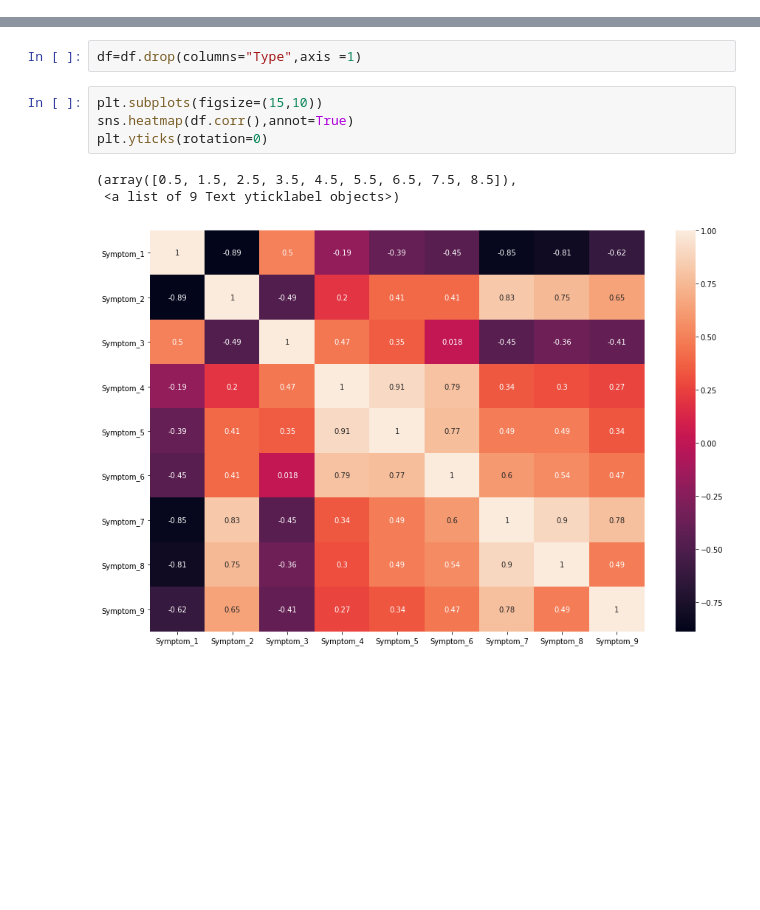
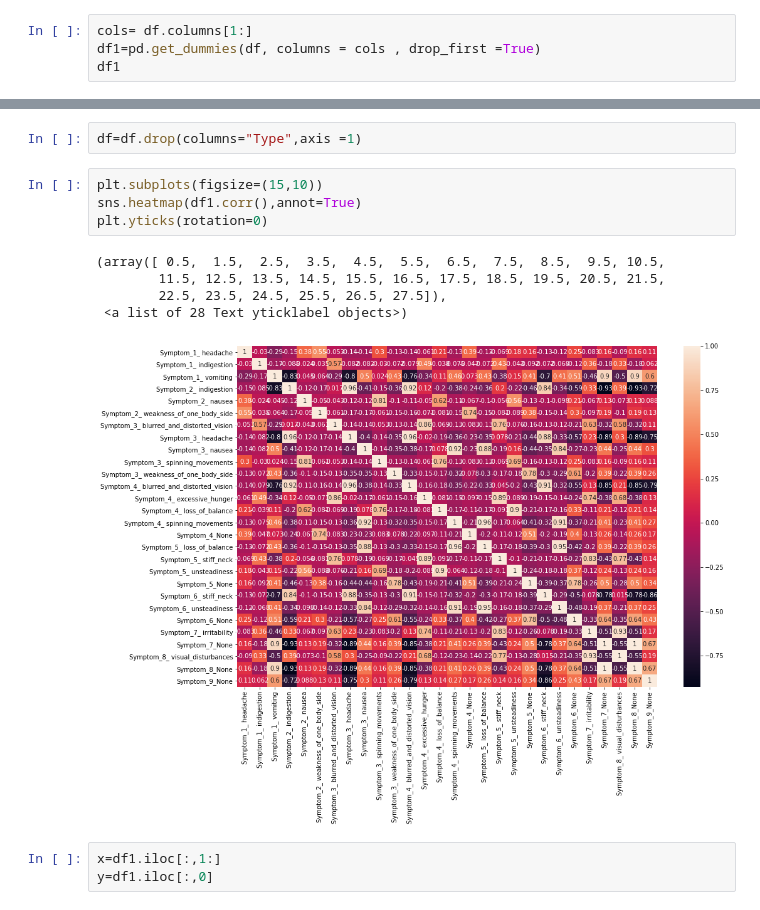
Before and after one commit to Dhruva-K/EDAI, a Jupyter notebook: head.ipynb, the cells around one changed output, grey strips where cells are left out. Saved outputs shown, nothing was run; the diff lists cells and outputs as text; blank space fills up the shorter version.

```diff
--- a/head.ipynb
+++ b/head.ipynb
@@ -122,0 +129,4 @@ df
+# %%
+cols= df.columns[1:]
+df1=pd.get_dummies(df, columns = cols , drop_first =True)
+df1
@@ -124,9 +148,14 @@ df
 df=df.drop(columns="Type",axis =1)
 # %%
 plt.subplots(figsize=(15,10))
-sns.heatmap(df.corr(),annot=True)
+sns.heatmap(df1.corr(),annot=True)
 plt.yticks(rotation=0)
 # %% [output]
-(array([0.5, 1.5, 2.5, 3.5, 4.5, 5.5, 6.5, 7.5, 8.5]),
- <a list of 9 Text yticklabel objects>)
+(array([ 0.5,  1.5,  2.5,  3.5,  4.5,  5.5,  6.5,  7.5,  8.5,  9.5, 10.5,
+        11.5, 12.5, 13.5, 14.5, 15.5, 16.5, 17.5, 18.5, 19.5, 20.5, 21.5,
+        22.5, 23.5, 24.5, 25.5, 26.5, 27.5]),
+ <a list of 28 Text yticklabel objects>)
-[figure, old version]
+[figure, new version]
+# %%
+x=df1.iloc[:,1:]
+y=df1.iloc[:,0]
```
Also changed, not shown: parts of 9 cells of this notebook, 1 other file.
